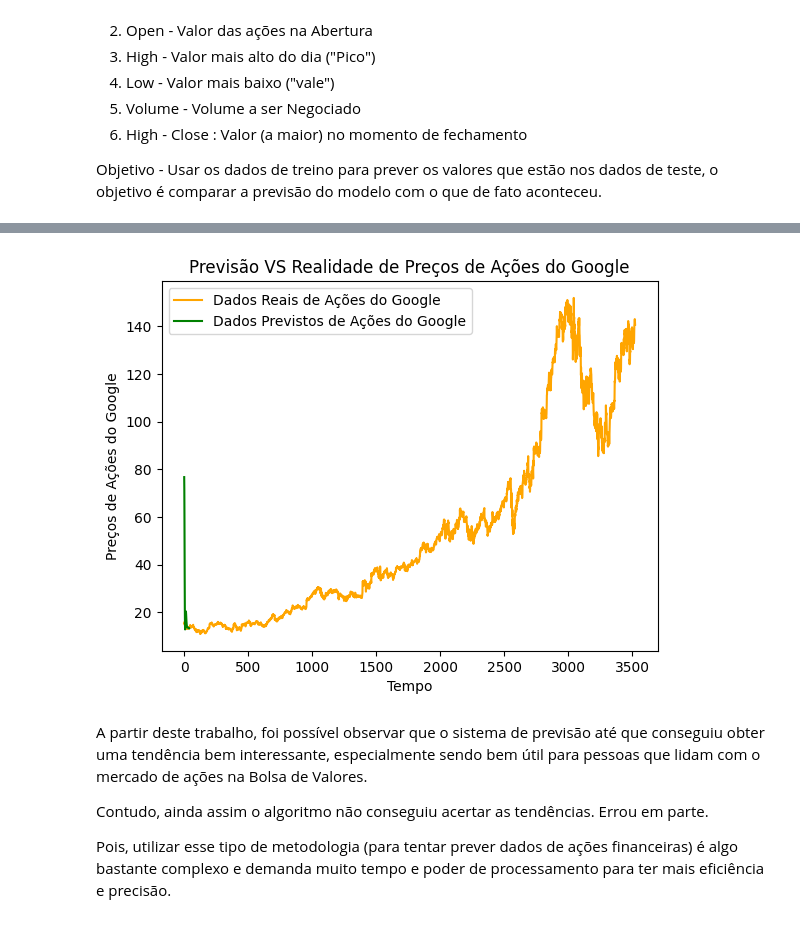
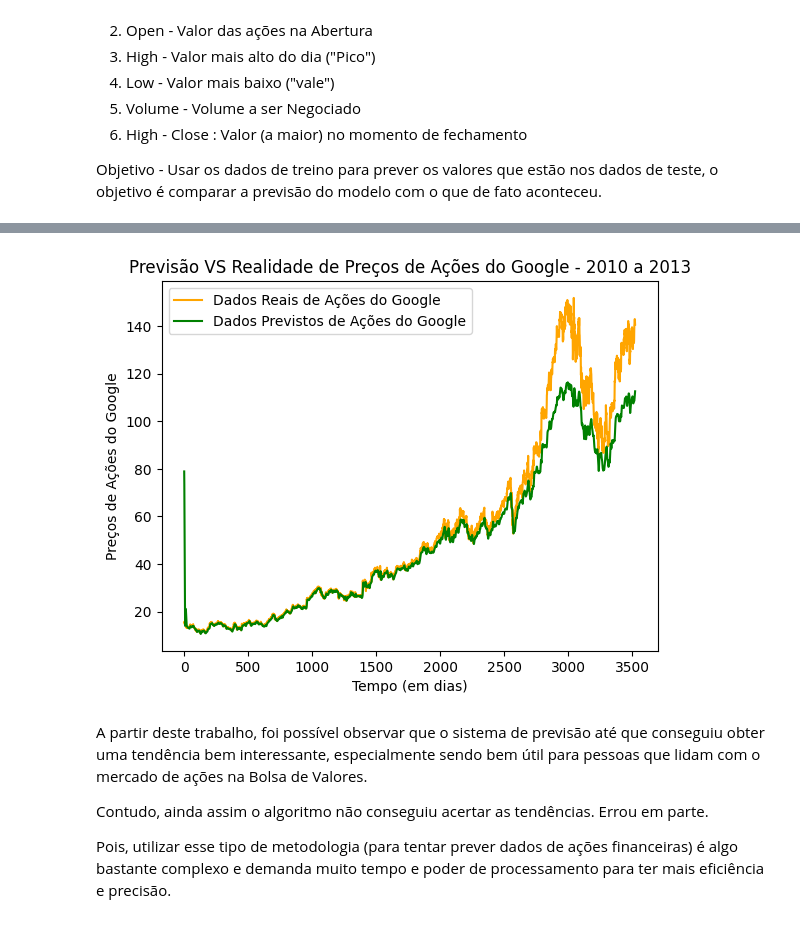
Before and after one commit to FabioPojo1987/FabioPojo1987-MVP_2_DATA_SCIENCE_PUC_RIO, a Jupyter notebook: MVP_2_DATA_SCIENCE_PUC_Rio.ipynb, the cells around one changed output, grey strips where cells are left out. Saved outputs shown, nothing was run; the diff lists cells and outputs as text; code cells hidden in the pictures.

```diff
--- a/MVP_2_DATA_SCIENCE_PUC_Rio.ipynb
+++ b/MVP_2_DATA_SCIENCE_PUC_Rio.ipynb
@@ -118,12 +118,15 @@ dataset_test = pd.read_csv('Google_Stock_Price_(01-2010_-_12-2023).csv')
 real_stock_price = dataset_test.iloc[:, 1:2].values # pegar apenas coluna de saída, a Open
 # %%
 # 13º Passo: Obtendo os dados previstos
-dataset_total = pd.concat((dataset_train['Open'], dataset_test['Open']), axis = 0)
-inputs = dataset_total[len(dataset_total) - len(dataset_test) - 60:].values
-inputs = inputs.reshape(-1,1) # transformar a variável passando -1 e 1 como parâmetro
-inputs = sc.transform(inputs) # fazer a normalização
+import pandas as pd
+import numpy as np
+dataset_total = pd.concat((dataset_train['Open'], dataset_test['Open']), axis=0)
+inputs = dataset_total.values
+inputs = inputs.reshape(-1, 1)
+sc = MinMaxScaler(feature_range=(0, 1))
+inputs = sc.fit_transform(inputs)
 X_test = []
-for i in range(60, 100):
+for i in range(len(dataset_total) - len(dataset_test), len(dataset_total)):
     X_test.append(inputs[i-60:i, 0])
 X_test = np.array(X_test)
 X_test = np.reshape(X_test, (X_test.shape[0], X_test.shape[1], 1))
@@ -134,14 +137,14 @@ predicted_stock_price = sc.inverse_transform(predicted_stock_price)
 # %%
 # 14º Passo: Visualizando os Resultados
 plt.plot(real_stock_price, color = 'orange', label = 'Dados Reais de Ações do Google')
 plt.plot(predicted_stock_price, color = 'green', label = 'Dados Previstos de Ações do Google')
-plt.title('Previsão VS Realidade de Preços de Ações do Google')
-plt.xlabel('Tempo')
+plt.title('Previsão VS Realidade de Preços de Ações do Google - 2010 a 2013')
+plt.xlabel('Tempo (em dias)')
 plt.ylabel('Preços de Ações do Google')
 plt.legend()
 plt.show()
 # %% [output]
-[figure, old version]
+[figure, new version]
 # %% [markdown]
 A partir deste trabalho, foi possível observar que o sistema de previsão até que conseguiu obter uma tendência bem interessante, especialmente sendo bem útil para pessoas que lidam com o mercado de ações na Bolsa de Valores.
 
```
Also changed, not shown: parts of 2 cells of this notebook.
